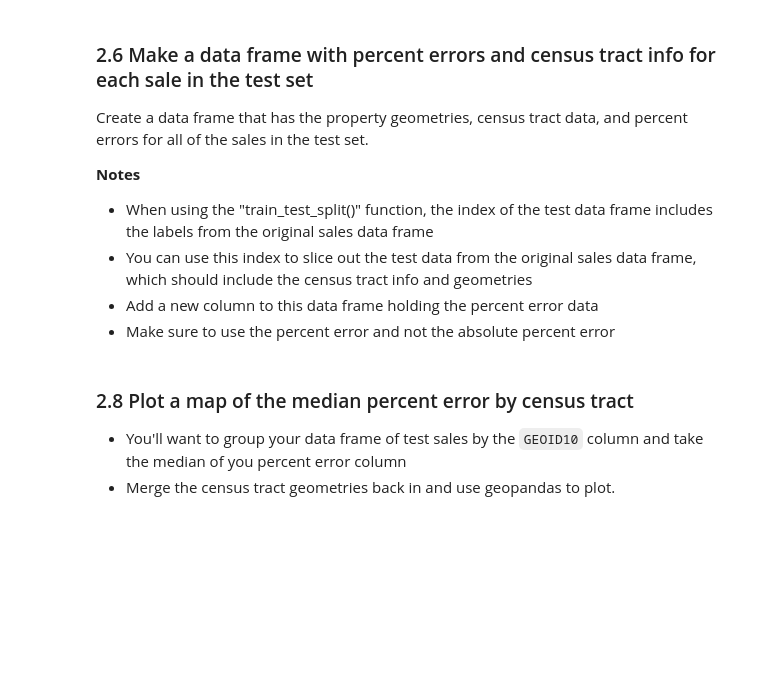
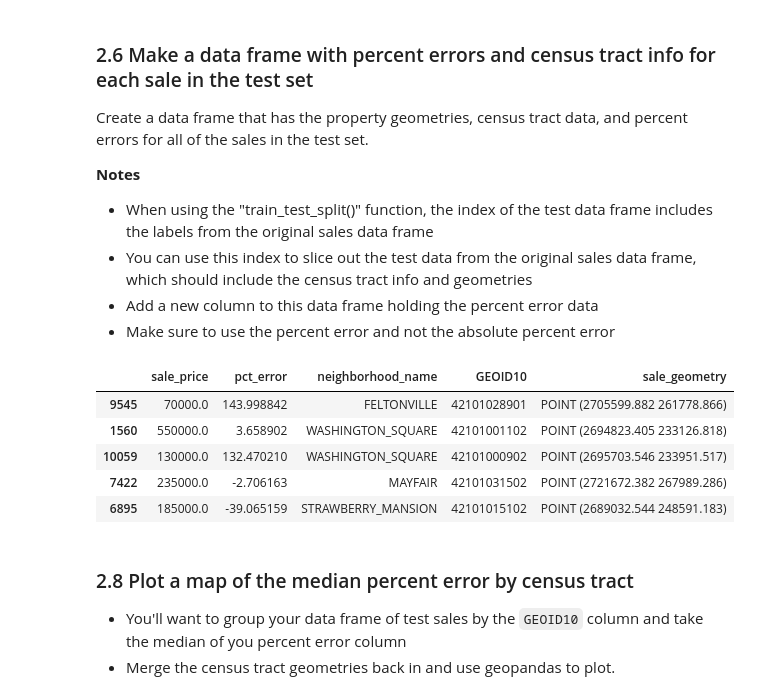
Before and after one commit to LingxuanGao/MUSA-5500-Geospatial-Data-Science-Python, a Jupyter notebook: assignment-6/assignment-6.ipynb, the cells around one changed output. Saved outputs shown, nothing was run; the diff lists cells and outputs as text; code cells hidden in the pictures; blank space fills up the shorter version.

```diff
--- a/assignment-6/assignment-6.ipynb
+++ b/assignment-6/assignment-6.ipynb
@@ -93,3 +279,28 @@ In this step, you should follow the steps outlined in lecture to preprocess and
 Fit your best model and use it to make predictions on the test set.
 
 **Note:** This should be the percent error in terms of **sale price**. You'll need to convert if your model predicted the log of sales price!
+# %%
+# Use the best model to make predictions on the test set
+y_pred_test_log = best_model.predict(x_test)
+
+# Convert both true and predicted values from log(price) back to price
+y_test_price = np.exp(y_test)            # true sale prices
+y_pred_price = np.exp(y_pred_test_log)   # predicted sale prices
+
+# Build a DataFrame aligned with the test indices
+test_results = pd.DataFrame({
+    "true_price": y_test_price,
+    "pred_price": y_pred_price,
+}, index=x_test.index)
+
+#  Compute percent error for each sale
+#    percent error = (pred - true) / true * 100
+test_results["pct_error"] = (
+    (test_results["pred_price"] - test_results["true_price"])
+    / test_results["true_price"]
+) * 100
+
+# Look at the first few rows and some summary stats
+display(test_results.head())
+print("Median percent error:", test_results["pct_error"].median())
+print("Median absolute percent error:", test_results["pct_error"].abs().median())
@@ -104,6 +324,31 @@ Create a data frame that has the property geometries, census tract data, and per
 - You can use this index to slice out the test data from the original sales data frame, which should include the census tract info and geometries
 - Add a new column to this data frame holding the percent error data
 - Make sure to use the percent error and not the absolute percent error
+# %%
+
+# Extract the test rows from the original sales_full GeoDataFrame
+#    x_test.index contains the original row labels from sales_full
+test_sales_full = sales_full.loc[x_test.index].copy()
+
+# Add the percent error column created in 2.5
+test_sales_full["pct_error"] = test_results.loc[x_test.index, "pct_error"]
+
+#  Make sure it remains a GeoDataFrame with the correct geometry
+test_sales_gdf = gpd.GeoDataFrame(
+    test_sales_full,
+    geometry="sale_geometry",
+    crs=sales_full.crs
+)
+
+#  Display a few rows to verify
+test_sales_gdf[["sale_price", "pct_error", "neighborhood_name", "GEOID10", "sale_geometry"]].head()
+# %% [output]
+|  | sale_price | pct_error | neighborhood_name | GEOID10 | sale_geometry |
+| 9545 | 70000.0 | 143.998842 | FELTONVILLE | 42101028901 | POINT (2705599.882 261778.866) |
+| 1560 | 550000.0 | 3.658902 | WASHINGTON_SQUARE | 42101001102 | POINT (2694823.405 233126.818) |
+| 10059 | 130000.0 | 132.470210 | WASHINGTON_SQUARE | 42101000902 | POINT (2695703.546 233951.517) |
+| 7422 | 235000.0 | -2.706163 | MAYFAIR | 42101031502 | POINT (2721672.382 267989.286) |
+| 6895 | 185000.0 | -39.065159 | STRAWBERRY_MANSION | 42101015102 | POINT (2689032.544 248591.183) |
 # %% [markdown]
 ### 2.8 Plot a map of the median percent error by census tract
 
```
Also changed, not shown: parts of 11 cells of this notebook.
